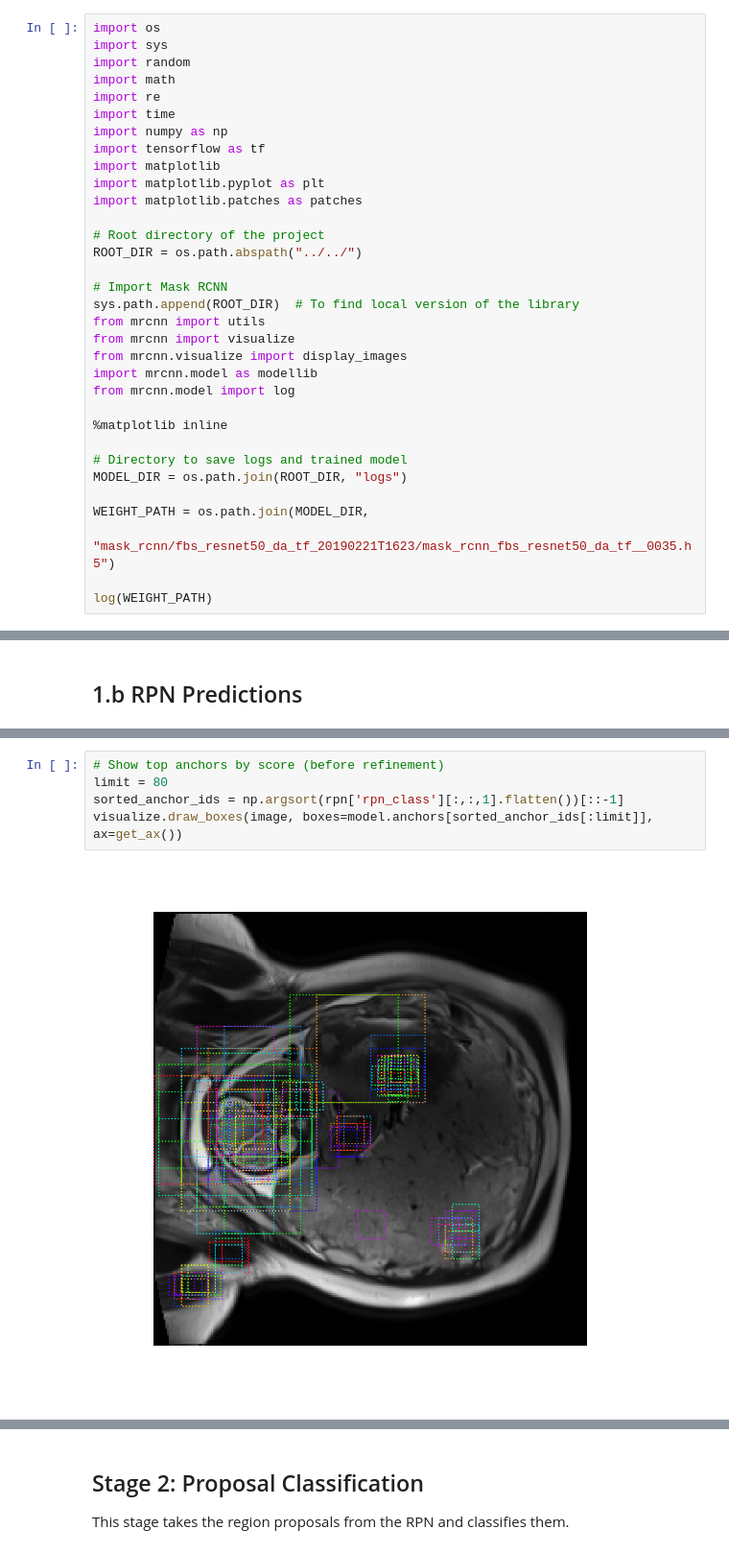
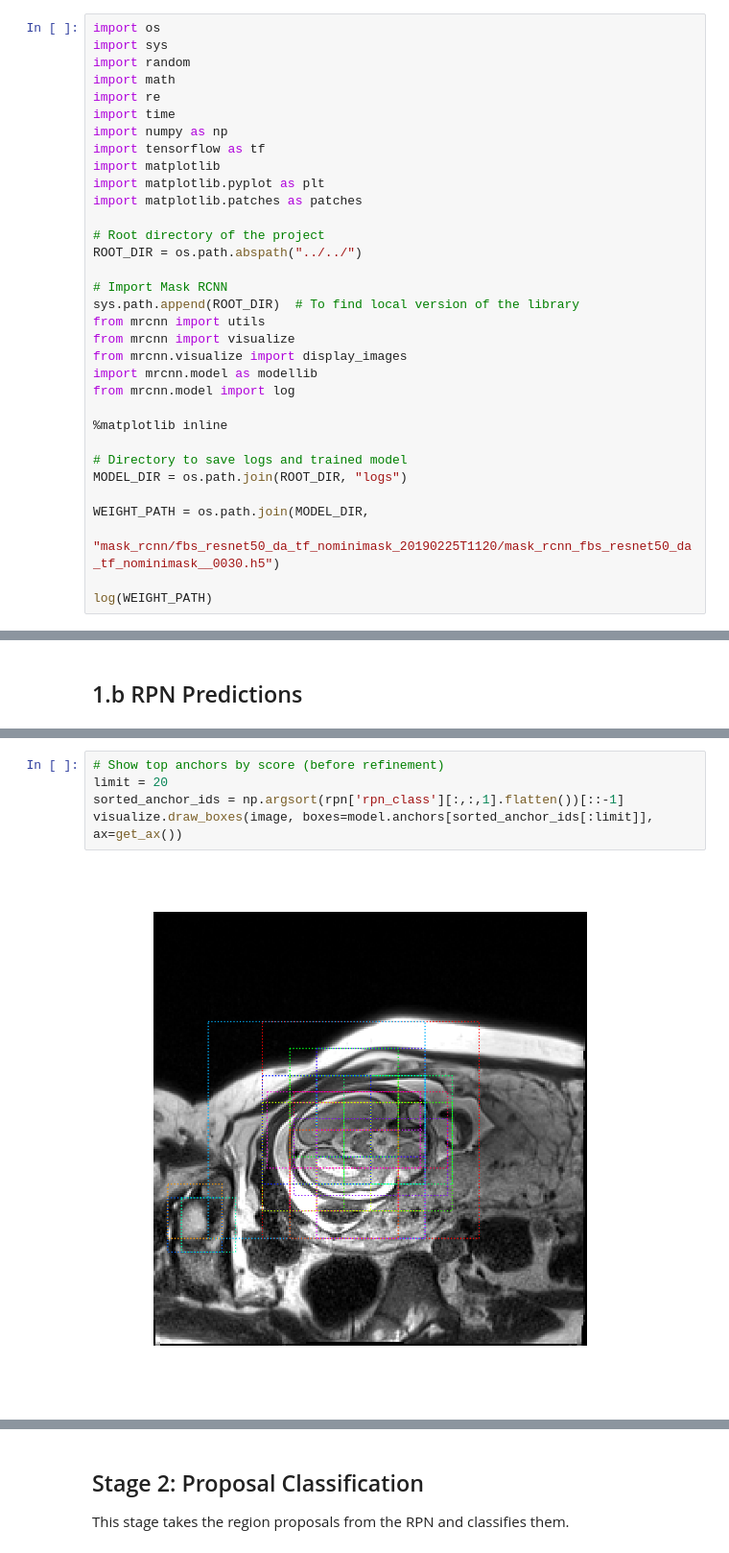
Before and after one commit to FNNDSC/fetal-brain-segmentation, a Jupyter notebook: models/mask_rcnn/model_exploration.ipynb, the cells around one changed output, grey strips where cells are left out. Shown at 96% size. Drawn from its saved outputs; the diff is of its cells as text.

```diff
--- a/models/mask_rcnn/model_exploration.ipynb
+++ b/models/mask_rcnn/model_exploration.ipynb
@@ -31,7 +31,7 @@ from mrcnn.model import log
 MODEL_DIR = os.path.join(ROOT_DIR, "logs")
 
 WEIGHT_PATH = os.path.join(MODEL_DIR,
-    "mask_rcnn/fbs_resnet50_da_tf_20190221T1623/mask_rcnn_fbs_resnet50_da_tf__0035.h5")
+    "mask_rcnn/fbs_resnet50_da_tf_nominimask_20190225T1120/mask_rcnn_fbs_resnet50_da_tf_nominimask__0030.h5")
 
 log(WEIGHT_PATH)
 # %% [output]
@@ -279,10 +280,10 @@ post_nms_anchor_ix       shape: (2000,)               min:    0.00000  max: 2127
 proposals                shape: (1, 2000, 4)          min:    0.00000  max:    1.00000  float32
 # %%
 # Show top anchors by score (before refinement)
-limit = 80
+limit = 20
 sorted_anchor_ids = np.argsort(rpn['rpn_class'][:,:,1].flatten())[::-1]
 visualize.draw_boxes(image, boxes=model.anchors[sorted_anchor_ids[:limit]], ax=get_ax())
 # %% [output]
-[figure, old version]
+[figure, new version]
 # %%
 # Show top anchors with refinement. Then with clipping to image boundaries
```
Also changed, not shown: parts of 31 cells of this notebook, 8 other files.
